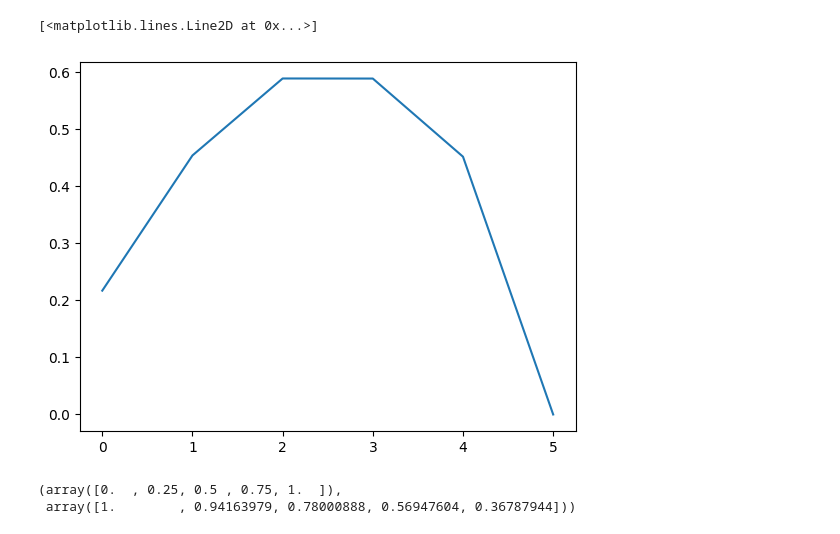
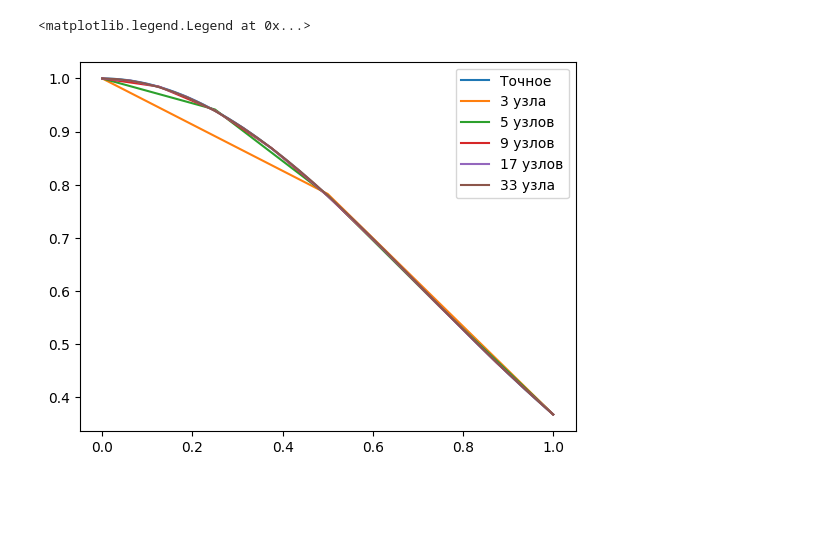
Before and after one commit to SingularGamesStudio/comp, a Jupyter notebook: Task5-Nonlinear/main.ipynb, the cells around one changed output. Cells and saved outputs as stored; diff of their text form; code cells hidden in the pictures; blank space fills up the shorter version.

```diff
--- a/Task5-Nonlinear/main.ipynb
+++ b/Task5-Nonlinear/main.ipynb
@@ -35,18 +35,16 @@ def func(x: np.array, h:float, u:np.array):
     return f
 
 # we need a learning rate, so that the values do not get negative because of fluctuations, and ln gets undefined
-def solve(n: int, tol: float, lr: float = 0.001):
+def solve(n: int, iter: int, lr: float = 0.001):
     h = 1/(n-1)
     x = np.arange(n)*h
-    u = np.ones(n)
+    u = np.exp(-x*x)+np.random.normal(size=n)*0.01
     u[0], u[n-1] = 1, 1/np.e
 
-    while True:
+    for _ in range(iter):
         d1, d2, d3 = jacobian(x, h, u)
         f = func(x, h, u)
         du = diag3(d1, d2, d3, f)
         u+=du*lr
 
-        if np.linalg.norm(np.abs(du))<tol:
-            break
     return x, u
@@ -55,25 +51,25 @@ x_true, u_true = solve(65, 0.005)
+# %%
+x_true = np.arange(513)/512
+u_true = np.exp(-x_true*x_true)
 # %%
 step = 2
 
 err = []
 
-while step<65:
-    x, u = solve(step+1, 0.005)
+plt.plot(x_true, u_true)
+
+while step<64:
+    x, u = solve(step+1,  100000)
     u_expected = np.zeros(u.shape[0])
     last = 0
     for i in range(len(x_true)):
         if np.abs(x_true[i]-x[last])<0.0000001:
             u_expected[last] = u_true[i]
             last+=1
-    err.append(np.linalg.norm(np.abs(u-u_expected)))
+    err.append(np.linalg.norm(np.abs(u-u_expected), ord=np.inf))
     step*=2
+    plt.plot(x, u)
+plt.legend(["Точное", "3 узла", "5 узлов", "9 узлов", "17 узлов", "33 узла"])
+# %% [output]
+<matplotlib.legend.Legend at 0x...>
+[figure, added]
-# %%
-plt.plot(err)
-# %% [output]
-[<matplotlib.lines.Line2D at 0x...>]
-[figure, removed]
-# %%
-solve(n, 0.0000001)
-# %% [output]
-(array([0.  , 0.25, 0.5 , 0.75, 1.  ]),
- array([1.        , 0.94163979, 0.78000888, 0.56947604, 0.36787944]))
```
Also changed, not shown: parts of 2 cells of this notebook.
